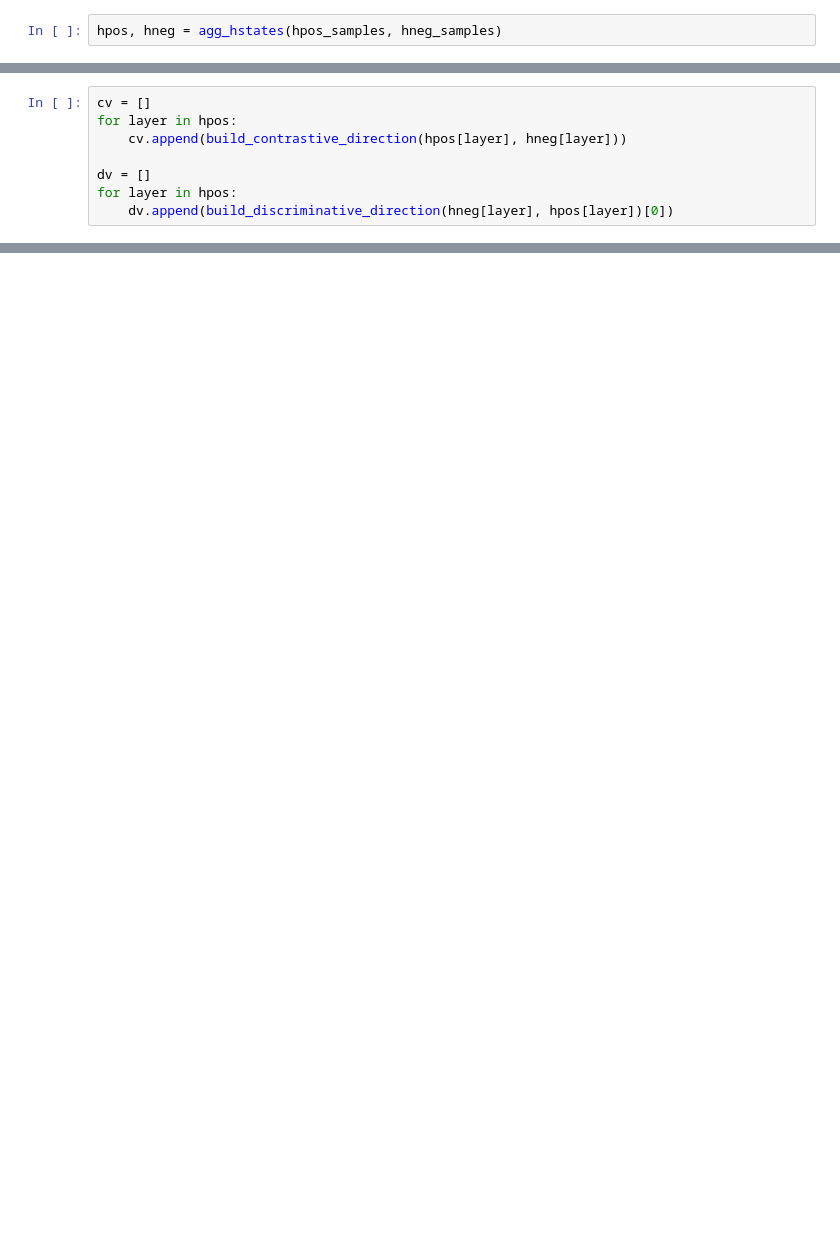
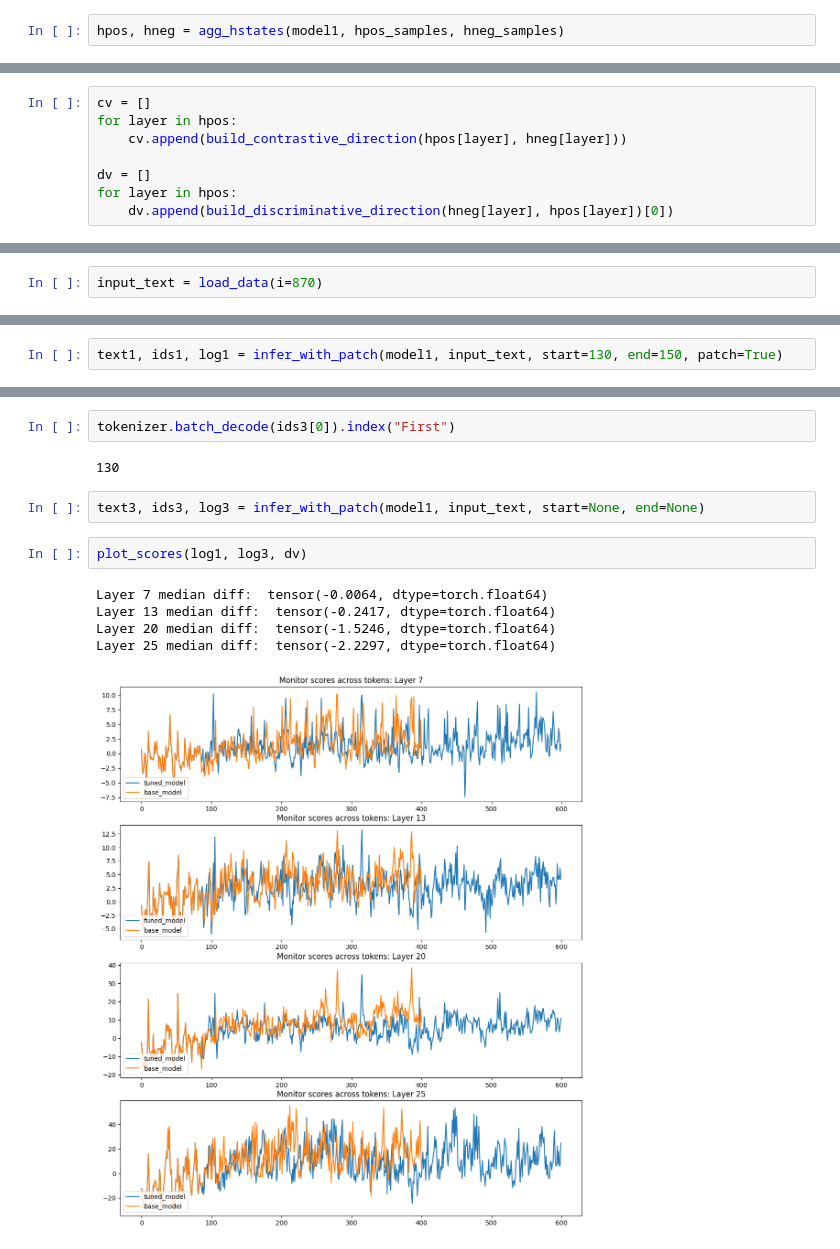
Before and after one commit to Yug-Oswal/cr-actpatch, a Jupyter notebook: actpatch_interpret_v2.ipynb, the cells around one changed output, grey strips where cells are left out. Saved outputs shown, nothing was run; the diff lists cells and outputs as text; blank space fills up the shorter version.

Commit message:
update: clean plots for 2 samples

```diff
--- a/actpatch_interpret_v2.ipynb
+++ b/actpatch_interpret_v2.ipynb
@@ -235,4 +213,4 @@ def agg_hstates(hpos_samples, hneg_samples, layers=[7, 13, 20, 25]):
 hpos_samples = [[0, 240, 390], [10, 190, -1], [16, 100, -1], [870, 120, -1]]
 hneg_samples = [[1, 1, 530], [20, 1, -1]]
 # %%
-hpos, hneg = agg_hstates(hpos_samples, hneg_samples)
+hpos, hneg = agg_hstates(model1, hpos_samples, hneg_samples)
@@ -246,0 +276,2 @@ for layer in hpos:
+# %%
+input_text = load_data(i=870)
@@ -246,0 +286,2 @@ for layer in hpos:
+# %%
+text1, ids1, log1 = infer_with_patch(model1, input_text, start=130, end=150, patch=True)
@@ -246,0 +308,14 @@ for layer in hpos:
+# %%
+tokenizer.batch_decode(ids3[0]).index("First")
+# %% [output]
+130
+# %%
+text3, ids3, log3 = infer_with_patch(model1, input_text, start=None, end=None)
+# %%
+plot_scores(log1, log3, dv)
+# %% [output]
+Layer 7 median diff:  tensor(-0.0064, dtype=torch.float64)
+Layer 13 median diff:  tensor(-0.2417, dtype=torch.float64)
+Layer 20 median diff:  tensor(-1.5246, dtype=torch.float64)
+Layer 25 median diff:  tensor(-2.2297, dtype=torch.float64)
+[figure, added]
```
Also changed, not shown: parts of 16 cells of this notebook.
